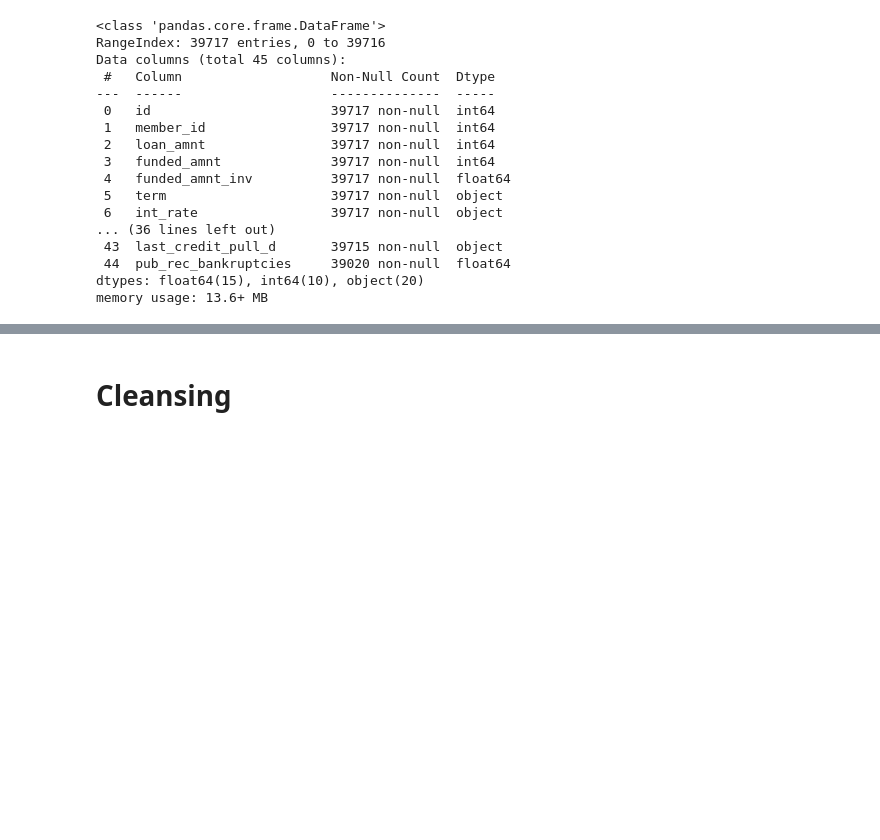
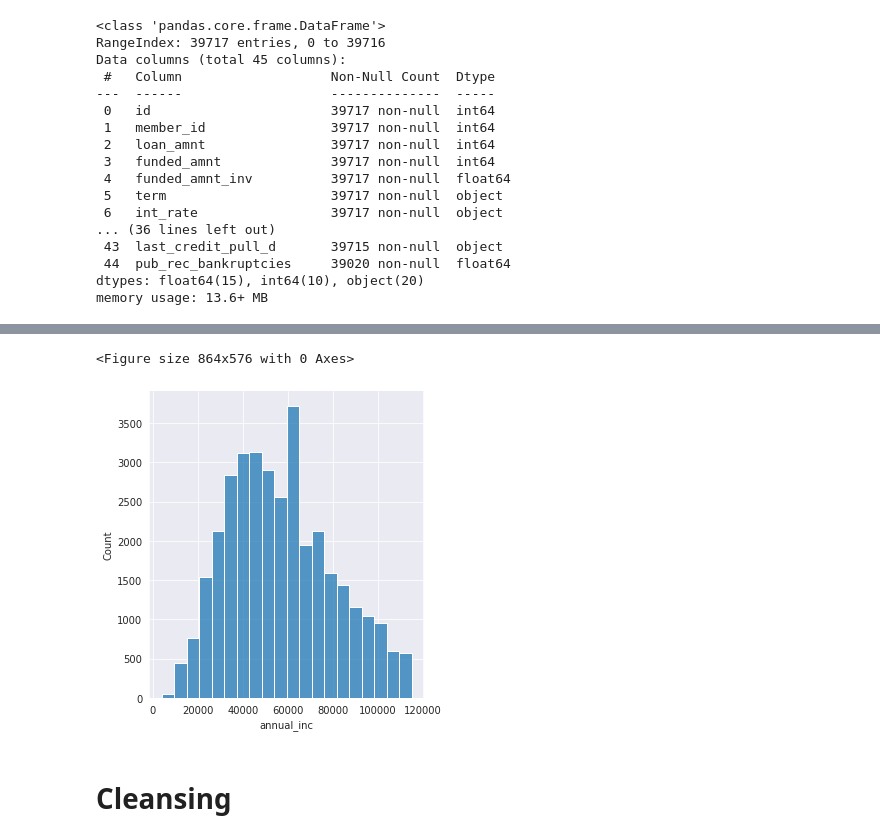
Before and after one commit to chitra-psg/lending-club, a Jupyter notebook: customer_loan_profile_analysis.ipynb, the cells around one changed output, grey strips where cells are left out. Saved outputs shown, nothing was run; the diff lists cells and outputs as text; code cells hidden in the pictures; blank space fills up the shorter version.

```diff
--- a/customer_loan_profile_analysis.ipynb
+++ b/customer_loan_profile_analysis.ipynb
@@ -148,3 +260,10 @@ memory usage: 13.6+ MB
+# %%
+plt.figure(figsize= (12,8))
+sns.displot(df_normalised_loan['annual_inc'], bins=20)
+plt.show()
+# %% [output]
+<Figure size 864x576 with 0 Axes>
+[figure, added]
 # %% [markdown]
 # Cleansing
 # %%
```
Also changed, not shown: parts of 20 cells of this notebook.
